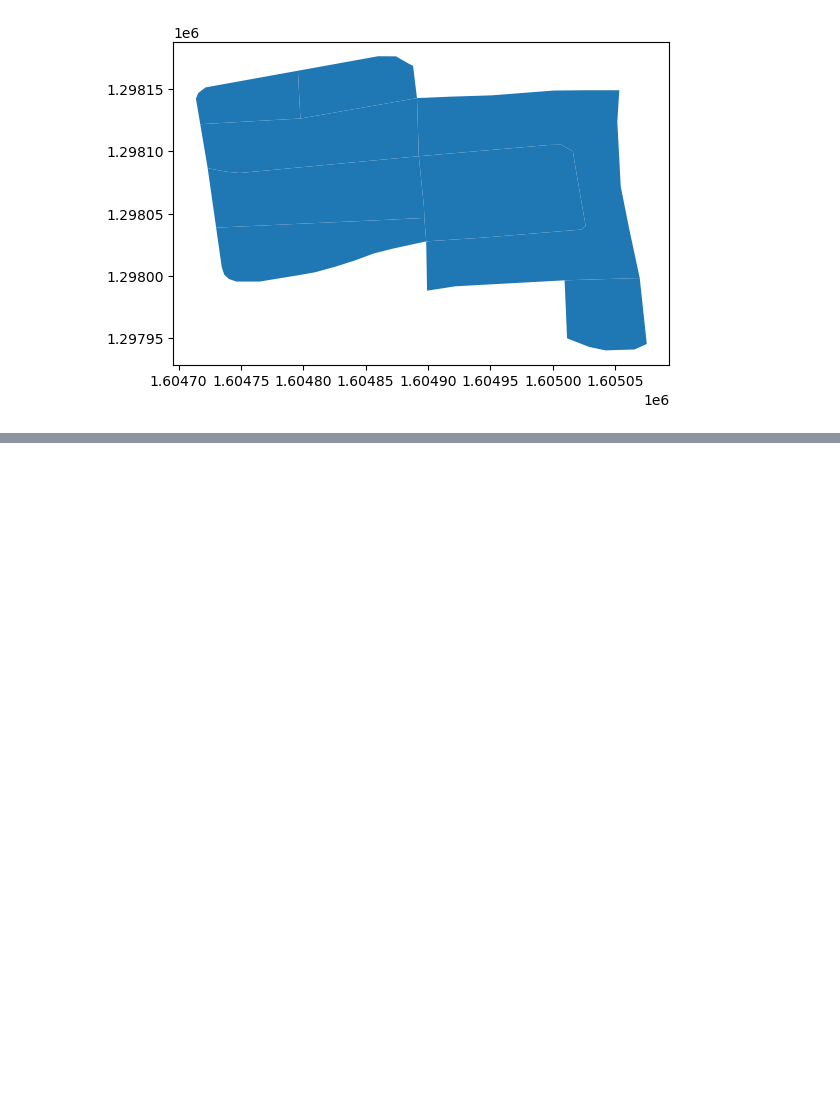
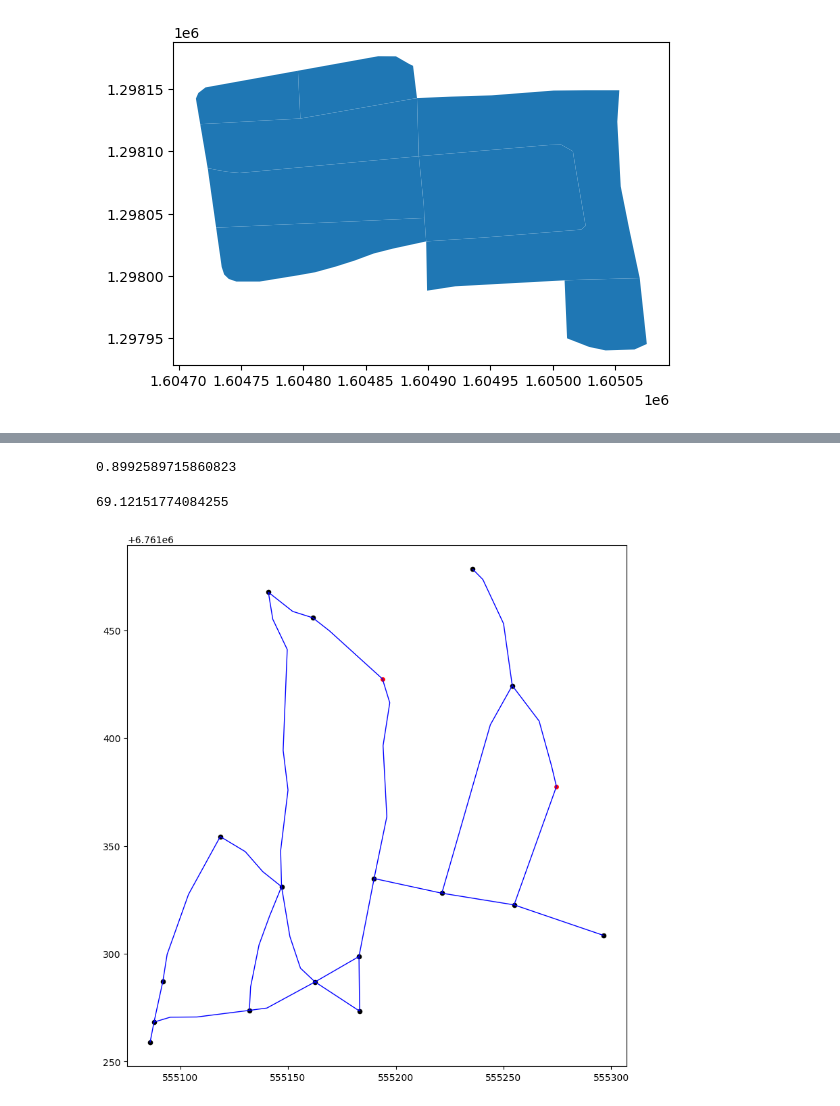
Before and after one commit to sarangof/identifyingLandSubdivisions, a Jupyter notebook: calculate-metrics.ipynb, the cells around one changed output, grey strips where cells are left out. Saved outputs shown, nothing was run; the diff lists cells and outputs as text; code cells hidden in the pictures; blank space fills up the shorter version.

```diff
--- a/calculate-metrics.ipynb
+++ b/calculate-metrics.ipynb
@@ -618,9 +551,9 @@ with open(f'buildings_0', 'w') as f:
 # %%
 #9 Tortuosity index
 
-def metric_9_tortuosity_index(roads, intersections, threshold=20):
+def metric_9_tortuosity_index(roads, intersections, angular_threshold=20, tortuosity_tolerance=0.5):
 
-    inflection_points_gdf = get_inflection_points(roads, threshold)
+    inflection_points_gdf = get_inflection_points(roads, angular_threshold)
     combined_points = pd.concat([inflection_points_gdf, intersections], ignore_index=True)
     combined_points = combined_points.set_geometry('geometry')
 
@@ -666,6 +599,7 @@ def metric_9_tortuosity_index(roads, intersections, threshold=20):
     # Initialize lists to store distances
     euclidean_distances = []
     road_network_distances = []
+    indices_to_keep = []
 
     # Iterate through contiguous points
     for i in range(len(ordered_combined_points) - 1):
@@ -674,7 +608,6 @@ def metric_9_tortuosity_index(roads, intersections, threshold=20):
 
         # Calculate the straight-line Euclidean distance
         euclidean_distance = point_A.distance(point_B)
-        euclidean_distances.append(euclidean_distance)
 
         # Find the nearest points on the road network for A and B
         nearest_A = nearest_points(roads.unary_union, point_A)[0]
@@ -684,20 +617,28 @@ def metric_9_tortuosity_index(roads, intersections, threshold=20):
         road_network_distance = roads.geometry.length.loc[
             roads.intersects(nearest_A.buffer(1e-6)) & roads.intersects(nearest_B.buffer(1e-6))
         ].min()
-
-        road_network_distances.append(road_network_distance)
+        if road_network_distance > tortuosity_tolerance:
+            euclidean_distances.append(euclidean_distance)
+            road_network_distances.append(road_network_distance)
+            indices_to_keep.append(i)
 
     # Combine the results into a DataFrame
     distance_comparison = pd.DataFrame({
-        'Point_A': ordered_combined_points.geometry[:-1].reset_index(drop=True),
-        'Point_B': ordered_combined_points.geometry[1:].reset_index(drop=True),
+        'Point_A': ordered_combined_points.geometry[:-1].reset_index(drop=True).iloc[indices_to_keep],
+        'Point_B': ordered_combined_points.geometry[1:].reset_index(drop=True).iloc[indices_to_keep],
         'Euclidean_Distance': euclidean_distances,
         'Road_Network_Distance': road_network_distances
     })
-    return (distance_comparison['Euclidean_Distance']/distance_comparison['Road_Network_Distance']).mean()
+    m9 = (distance_comparison['Euclidean_Distance']/distance_comparison['Road_Network_Distance']).mean()
+    return m9, combined_points
 
 
-metric_9_tortuosity_index(roads, OSM_intersections, threshold=20)
+m9, combined_points = metric_9_tortuosity_index(roads, OSM_intersections, angular_threshold=30, tortuosity_tolerance=5)
+
+print(m9)
+#combined_points.plot()
+# %% [output]
+0.8992589715860823
 # %%
 #10 Average angle between road segments
 def metric_10_average_angle_between_road_segments(intersections, roads):
@@ -713,23 +654,27 @@ def metric_10_average_angle_between_road_segments(intersections, roads):
     to_keep_4 = df_4_way.groupby(df_4_way.index).apply(lambda x: x.nsmallest(2, 'Angle')).reset_index().set_index('level_0')
     to_keep_4.index.names = ['index']
 
-    return pd.concat([to_keep_3,to_keep_4])['Angle'].mean()
+    return pd.concat([to_keep_3,to_keep_4])['Angle'].median()
 
 
 metric_10_average_angle_between_road_segments(OSM_intersections, roads)
+# %% [output]
+69.12151774084255
 # %%
 # SOME DRAWINGS
 
-inflection_points_gdf = get_inflection_points(roads, threshold=20)
+inflection_points_gdf = get_inflection_points(roads, threshold=30)
 inflection_points_gdf = inflection_points_gdf.set_crs(utm_proj_rectangle)
 
 # Plotting
 ax = roads.plot(figsize=(10, 10), color='blue', linewidth=1)
 OSM_intersections.to_crs(utm_proj_rectangle).plot(ax=ax, color='black', markersize=20)
 inflection_points_gdf.plot(ax=ax, color='red', markersize=15)
 
 # Optional: Show plot
 plt.show()
+# %% [output]
+[figure, added]
 # %%
 def draw_optimal_circle(block,optimal_point,max_radius):
     circle = optimal_point.buffer(max_radius)
```
Also changed, not shown: parts of 15 cells of this notebook.
